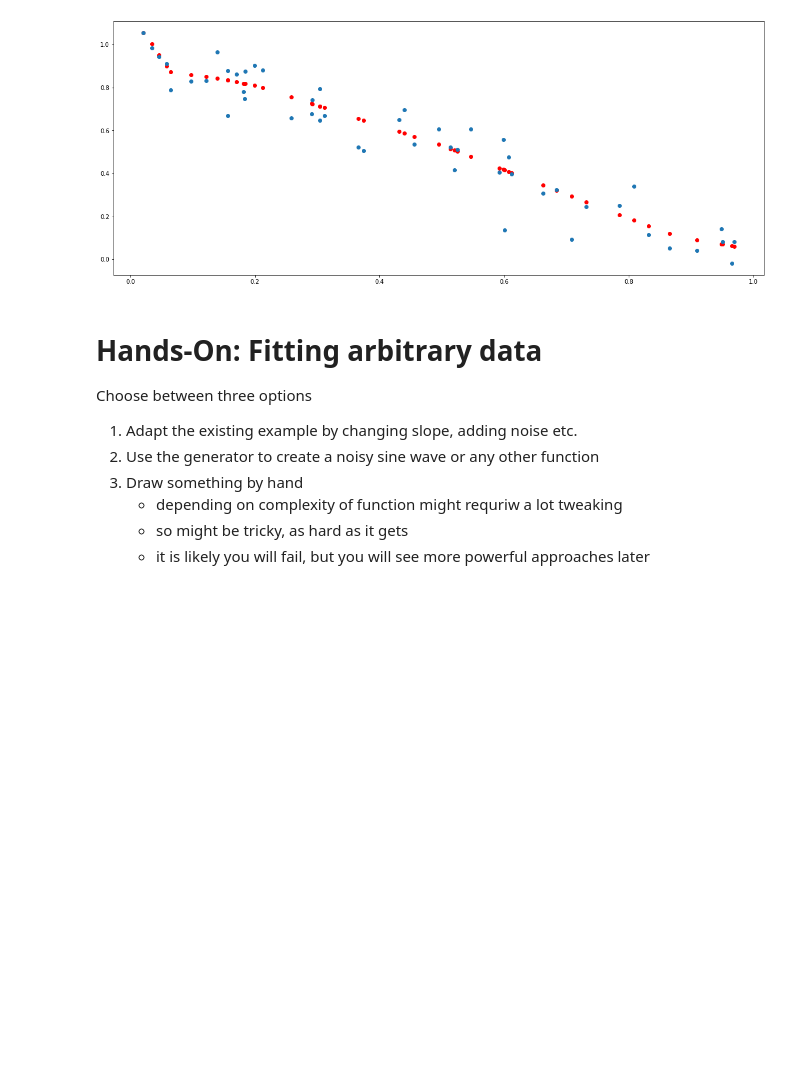
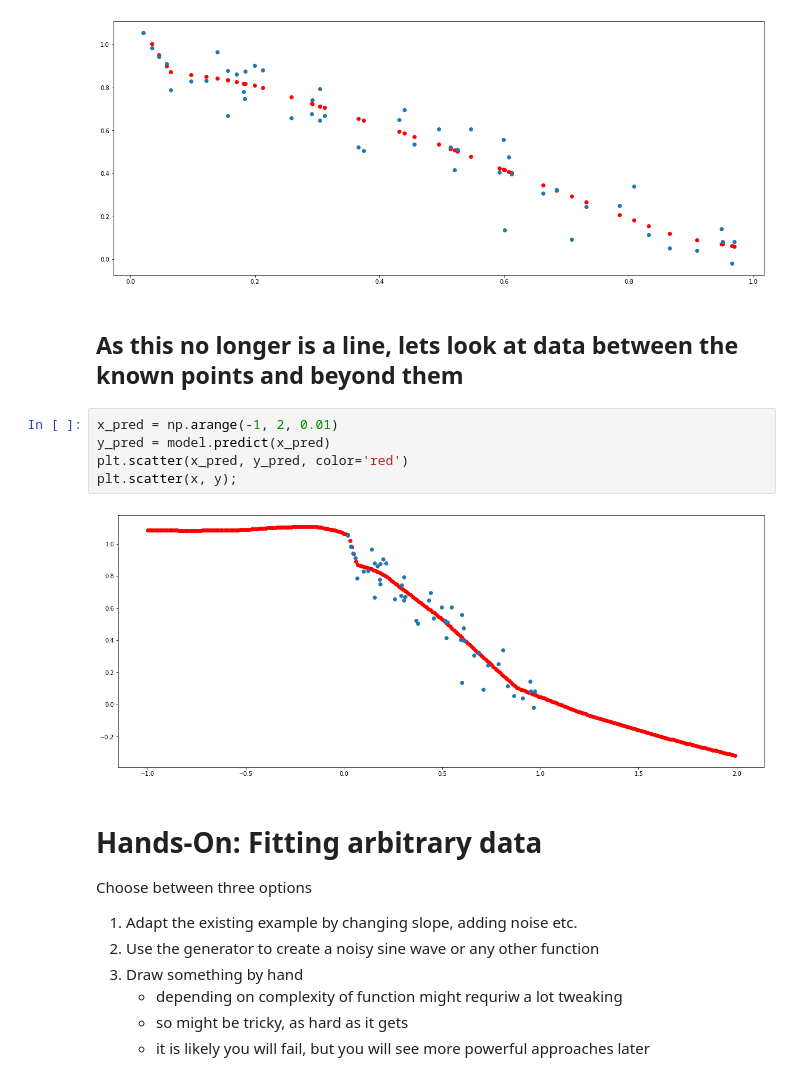
Before and after one commit to embarced/notebooks, a Jupyter notebook: deep/intro-regression.ipynb, the cells around one changed output. Cells and saved outputs as stored; diff of their text form; blank space fills up the shorter version.

```diff
--- a/deep/intro-regression.ipynb
+++ b/deep/intro-regression.ipynb
@@ -712,6 +716,15 @@ plt.scatter(x, y_pred, color='red')
 plt.scatter(x, y);
 # %% [output]
 [figure]
+# %% [markdown]
+## As this no longer is a line, lets look at data between the known points and beyond them
+# %%
+x_pred = np.arange(-1, 2, 0.01)
+y_pred = model.predict(x_pred)
+plt.scatter(x_pred, y_pred, color='red')
+plt.scatter(x, y);
+# %% [output]
+[figure, added]
 # %% [markdown]
 # Hands-On: Fitting arbitrary data
 Choose between three options
```
Also changed, not shown: parts of 5 cells of this notebook, 1 other file.
